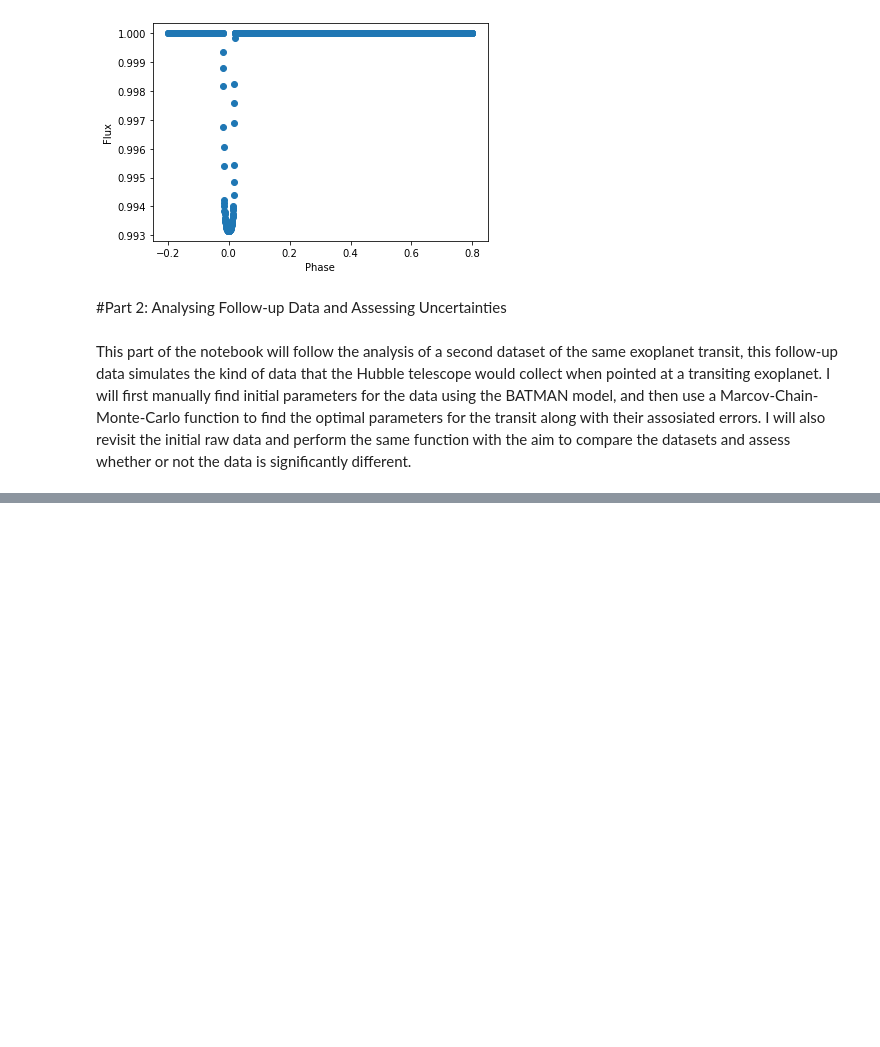
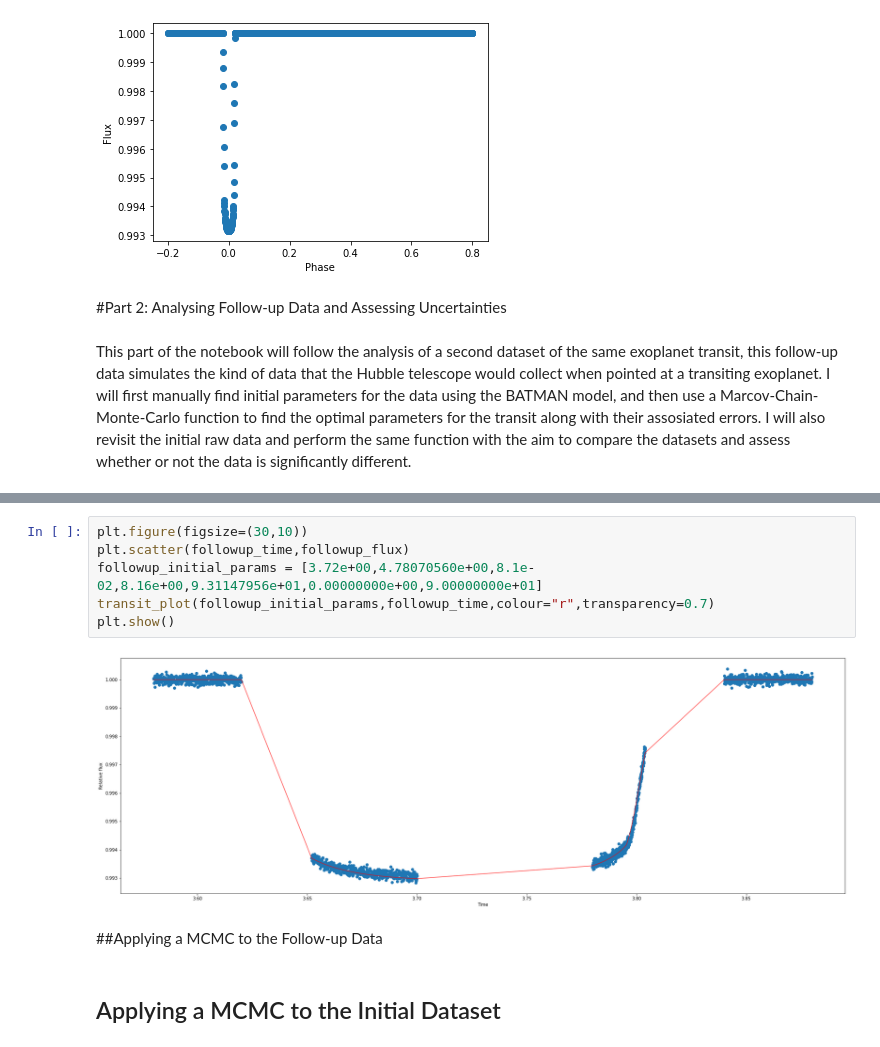
Before and after one commit to Hamza-Suleman/transiting-exoplanets, a Jupyter notebook: Dummy_Transit.ipynb, the cells around one changed output, grey strips where cells are left out. Cells and saved outputs as stored; diff of their text form; blank space fills up the shorter version.

```diff
--- a/Dummy_Transit.ipynb
+++ b/Dummy_Transit.ipynb
@@ -260,0 +327,12 @@ This part of the notebook will follow the analysis of a second dataset of the sa
+# %%
+plt.figure(figsize=(30,10))
+plt.scatter(followup_time,followup_flux)
+followup_initial_params = [3.72e+00,4.78070560e+00,8.1e-02,8.16e+00,9.31147956e+01,0.00000000e+00,9.00000000e+01]
+transit_plot(followup_initial_params,followup_time,colour="r",transparency=0.7)
+plt.show()
+# %% [output]
+[figure, added]
+# %% [markdown]
+##Applying a MCMC to the Follow-up Data
+# %% [markdown]
+## Applying a MCMC to the Initial Dataset
```
Also changed, not shown: parts of 8 cells of this notebook.
